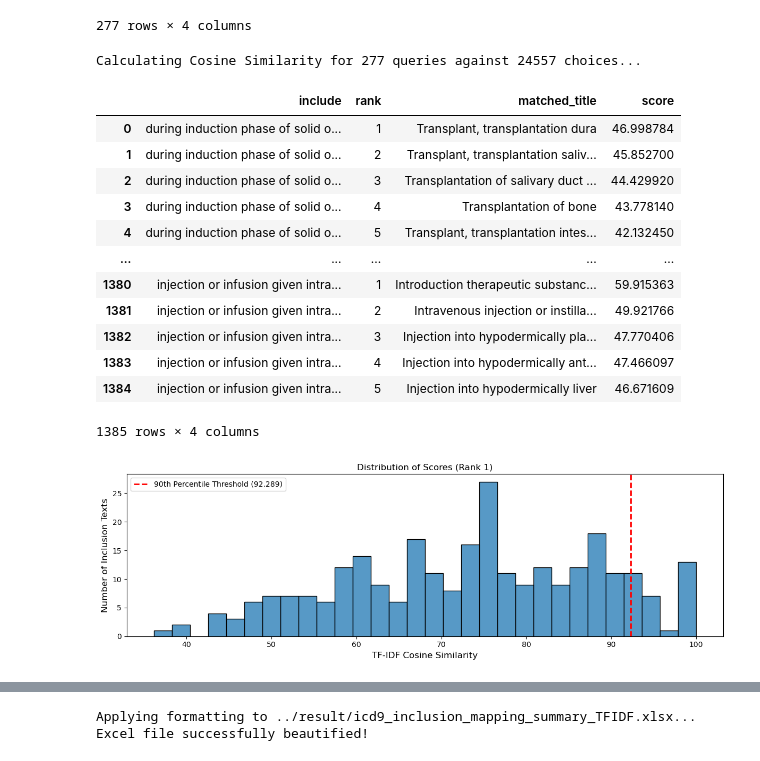
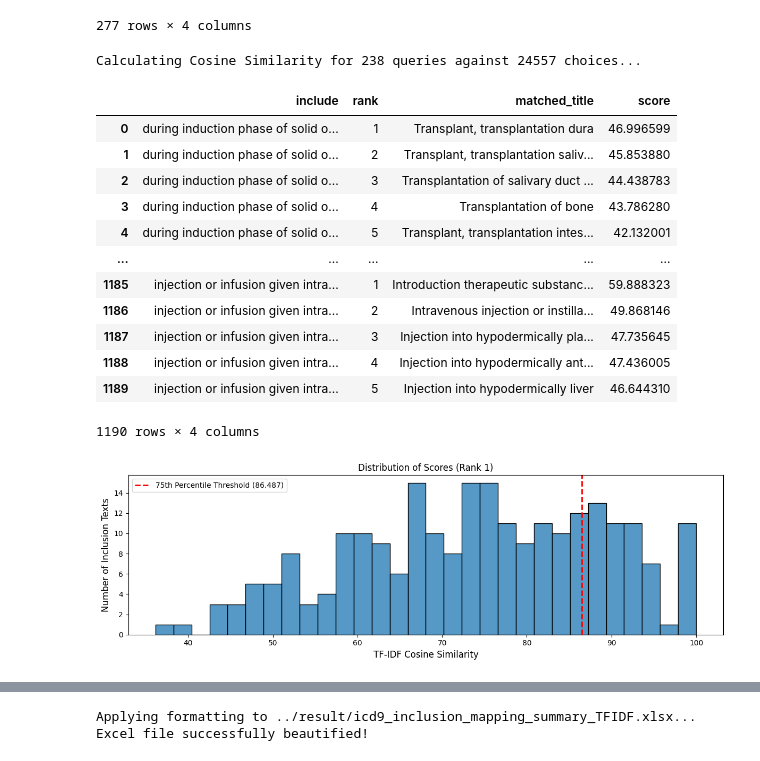
Before and after one commit to tamsopanat/icd9_deduplication, a Jupyter notebook: script/includeMap_tfidf.ipynb, the cells around one changed output, grey strips where cells are left out. Drawn from its saved outputs; the diff is of its cells as text; code cells hidden in the pictures.

```diff
--- a/script/includeMap_tfidf.ipynb
+++ b/script/includeMap_tfidf.ipynb
@@ -246,8 +246,8 @@ inc
 from sklearn.feature_extraction.text import TfidfVectorizer
 from sklearn.metrics.pairwise import cosine_similarity
 
-choices = main["clean_title"].tolist()
-queries = inc['clean_include'].tolist()
+choices = main["clean_title"].dropna().unique()
+queries = inc['clean_include'].dropna().unique()
 
 print(f"Calculating Cosine Similarity for {len(queries)} queries against {len(choices)} choices...")
 
@@ -285,44 +285,44 @@ for query_idx in range(len(queries)):
 top5_df = pd.DataFrame(results)
 top5_df
 # %% [output]
-Calculating Cosine Similarity for 277 queries against 24557 choices...
+Calculating Cosine Similarity for 238 queries against 24557 choices...
 |  | include | rank | matched_title | score |
-| 0 | during induction phase of solid o... | 1 | Transplant, transplantation dura | 46.998784 |
-| 1 | during induction phase of solid o... | 2 | Transplant, transplantation saliv... | 45.852700 |
-| 2 | during induction phase of solid o... | 3 | Transplantation of salivary duct ... | 44.429920 |
-| 3 | during induction phase of solid o... | 4 | Transplantation of bone | 43.778140 |
-| 4 | during induction phase of solid o... | 5 | Transplant, transplantation intes... | 42.132450 |
+| 0 | during induction phase of solid o... | 1 | Transplant, transplantation dura | 46.996599 |
+| 1 | during induction phase of solid o... | 2 | Transplant, transplantation saliv... | 45.853880 |
+| 2 | during induction phase of solid o... | 3 | Transplantation of salivary duct ... | 44.438783 |
+| 3 | during induction phase of solid o... | 4 | Transplantation of bone | 43.786280 |
+| 4 | during induction phase of solid o... | 5 | Transplant, transplantation intes... | 42.132001 |
 | ... | ... | ... | ... | ... |
-| 1380 | injection or infusion given intra... | 1 | Introduction therapeutic substanc... | 59.915363 |
-| 1381 | injection or infusion given intra... | 2 | Intravenous injection or instilla... | 49.921766 |
-| 1382 | injection or infusion given intra... | 3 | Injection into hypodermically pla... | 47.770406 |
-| 1383 | injection or infusion given intra... | 4 | Injection into hypodermically ant... | 47.466097 |
-| 1384 | injection or infusion given intra... | 5 | Injection into hypodermically liver | 46.671609 |
+| 1185 | injection or infusion given intra... | 1 | Introduction therapeutic substanc... | 59.888323 |
+| 1186 | injection or infusion given intra... | 2 | Intravenous injection or instilla... | 49.868146 |
+| 1187 | injection or infusion given intra... | 3 | Injection into hypodermically pla... | 47.735645 |
+| 1188 | injection or infusion given intra... | 4 | Injection into hypodermically ant... | 47.436005 |
+| 1189 | injection or infusion given intra... | 5 | Injection into hypodermically liver | 46.644310 |
-1385 rows × 4 columns
+1190 rows × 4 columns
 # %%
 rank1_df = top5_df.query('rank == 1')
-P = 90 # Increase for higher confidence, and vice versa.
+P = 75 # Increase for higher confidence, and vice versa.
 threshold = np.percentile(rank1_df['score'], P)
 
 fig, ax = plt.subplots(figsize=(12, 4))
 sns.histplot(
     data=rank1_df,
     x="score",
     bins=30,
     ax=ax
 )
 
 ax.axvline(x=threshold, color='red', linestyle='--', linewidth=2, label=f'{P}th Percentile Threshold ({threshold:.3f})')
 
 ax.set_title("Distribution of Scores (Rank 1)", fontsize=12)
 ax.set_xlabel("TF-IDF Cosine Similarity", fontsize=12)
 ax.set_ylabel("Number of Inclusion Texts", fontsize=12)
 ax.legend()
 
 plt.tight_layout()
 plt.show()
 # %% [output]
-[figure, old version]
+[figure, new version]
 # %%
 cutoff_res = top5_df.query(f'score >= {threshold}')
 
```
Also changed, not shown: parts of 4 cells of this notebook, 5 other files.
